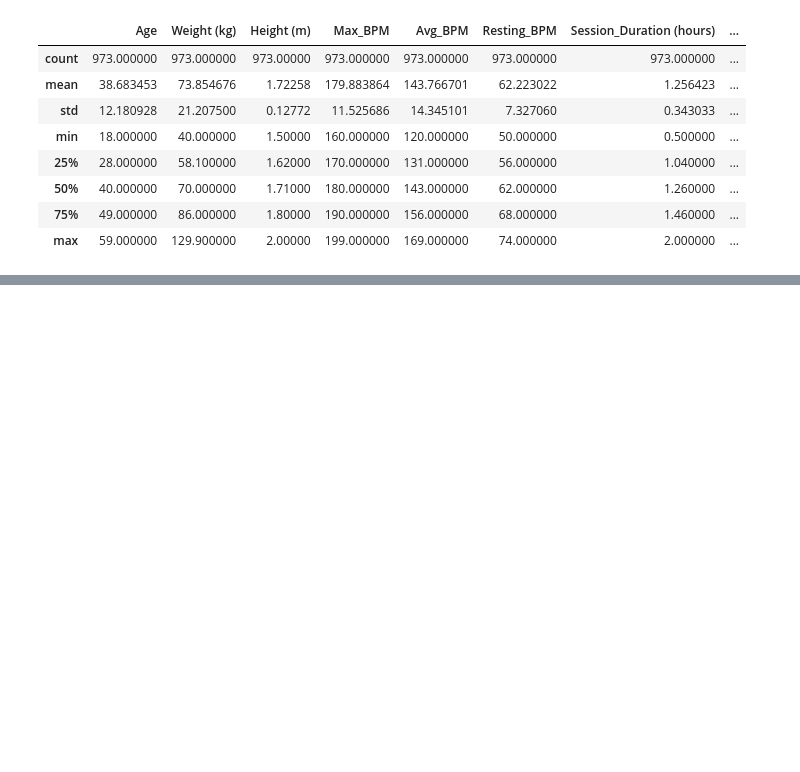
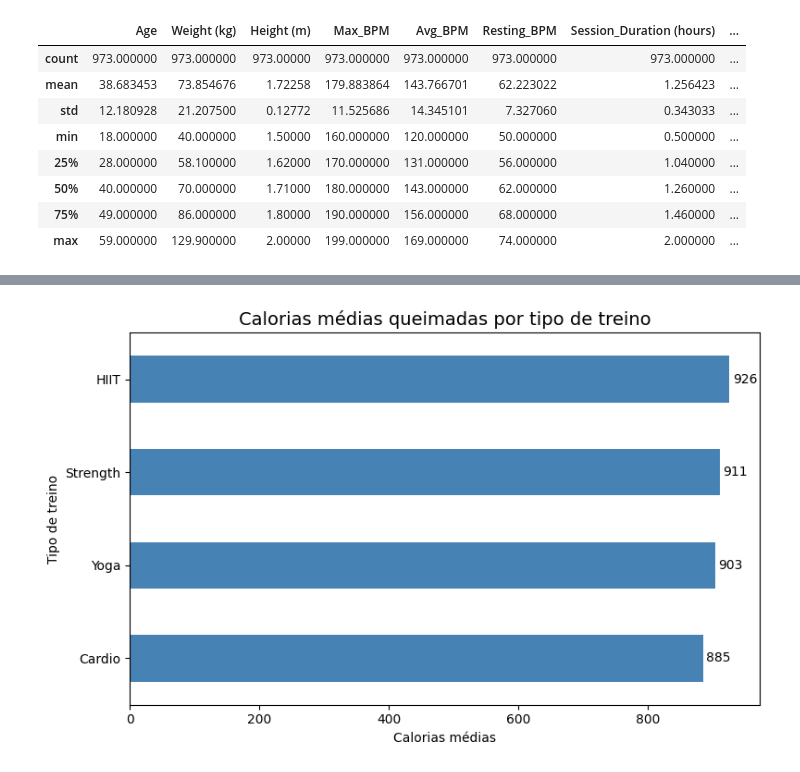
Before and after one commit to ssalazaree/fitness-data-analysis, a Jupyter notebook: notebooks/fitness_analysis.ipynb, the cells around one changed output, grey strips where cells are left out. Cells and saved outputs as stored; diff of their text form; code cells hidden in the pictures; blank space fills up the shorter version.

```diff
--- a/notebooks/fitness_analysis.ipynb
+++ b/notebooks/fitness_analysis.ipynb
@@ -71,0 +196,23 @@ df.describe()
+# %%
+#Pergunta 1 — Quem queima mais calorias?
+
+#HHIIT lidera com 926 cal, mas a diferença para Cardio (885) é só de 41 calorias — ou seja, o tipo de treino sozinho não explica grande coisa nas calorias queimadas.
+
+
+calorias = df.groupby('Workout_Type')['Calories_Burned'].mean().sort_values()
+
+fig, ax = plt.subplots(figsize=(8, 5))
+calorias.plot(kind='barh', ax=ax, color='steelblue')
+
+ax.set_title('Calorias médias queimadas por tipo de treino', fontsize=14)
+ax.set_xlabel('Calorias médias')
+ax.set_ylabel('Tipo de treino')
+
+# Adiciona os valores no fim de cada barra
+for i, v in enumerate(calorias):
+    ax.text(v + 5, i, f'{v:.0f}', va='center')
+
+plt.tight_layout()
+plt.show()
+# %% [output]
+[figure, added]
```
Also changed, not shown: parts of 9 cells of this notebook, 1 other file.
